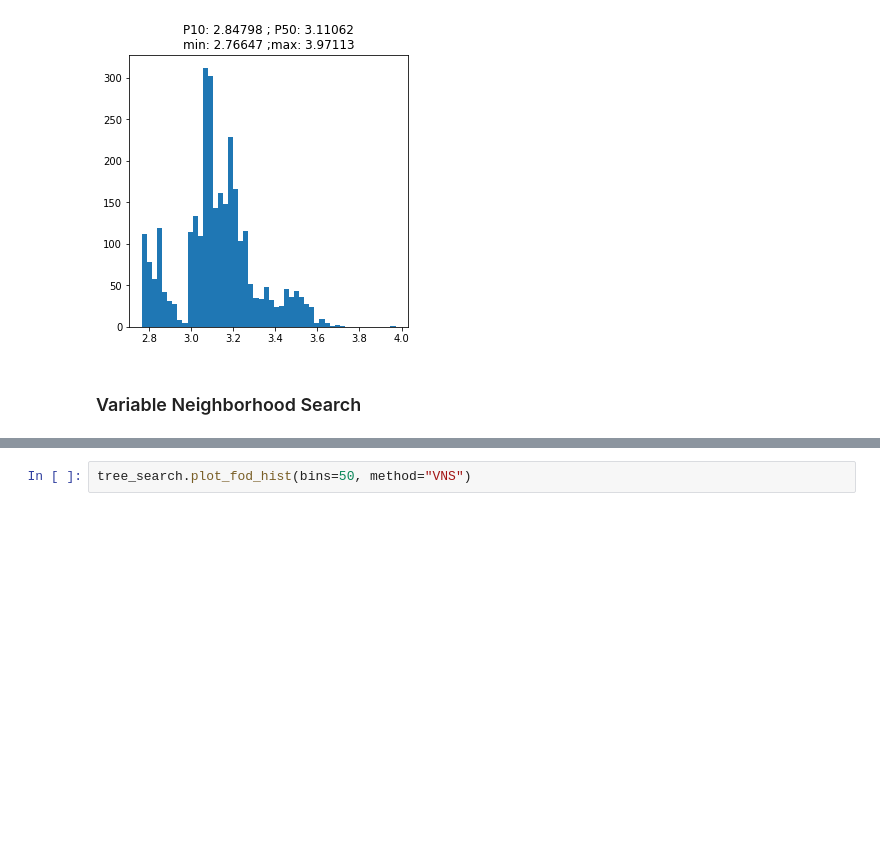
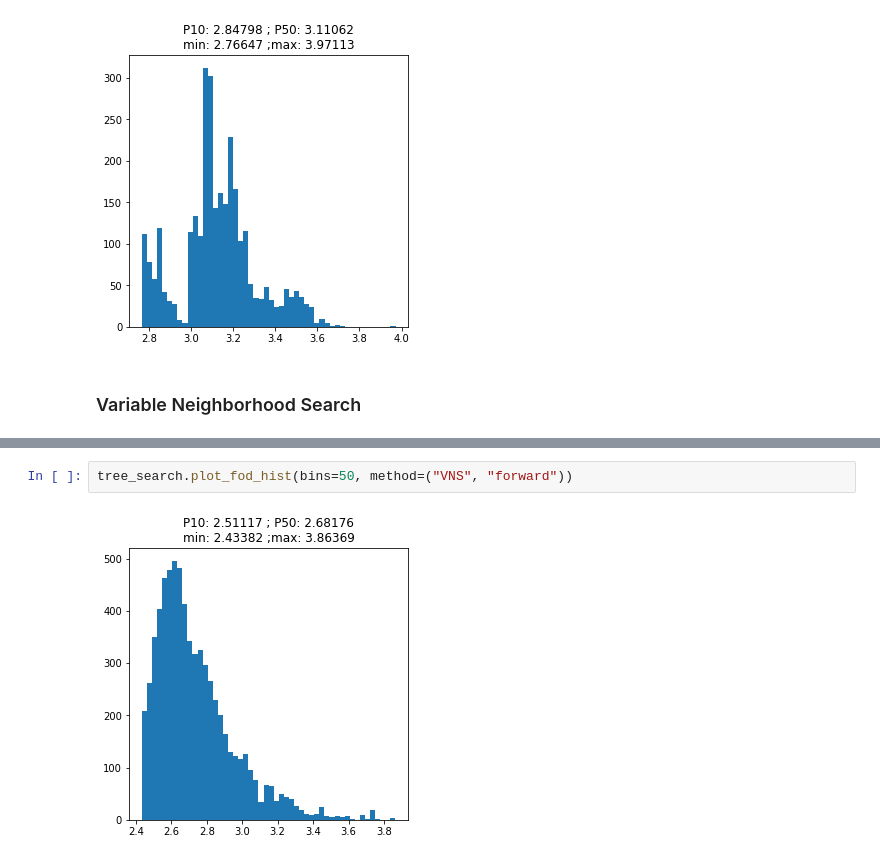
Before and after one commit to julienkeutchayan/StochOptim, a Jupyter notebook: notebooks/4. Scenario trees with optimized scenarios and structure (method #1).ipynb, the cells around one changed output, grey strips where cells are left out. Cells and saved outputs as stored; diff of their text form; blank space fills up the shorter version.

```diff
--- a/notebooks/4. Scenario trees with optimized scenarios and structure (method #1).ipynb
+++ b/notebooks/4. Scenario trees with optimized scenarios and structure (method #1).ipynb
@@ -95,2 +96,4 @@ KeyError: 'VNS'
 # %%
-tree_search.plot_fod_hist(bins=50, method="VNS")
+tree_search.plot_fod_hist(bins=50, method=("VNS", "forward"))
+# %% [output]
+[figure, added]
```
Also changed, not shown: parts of 6 cells of this notebook, 1 other file.
